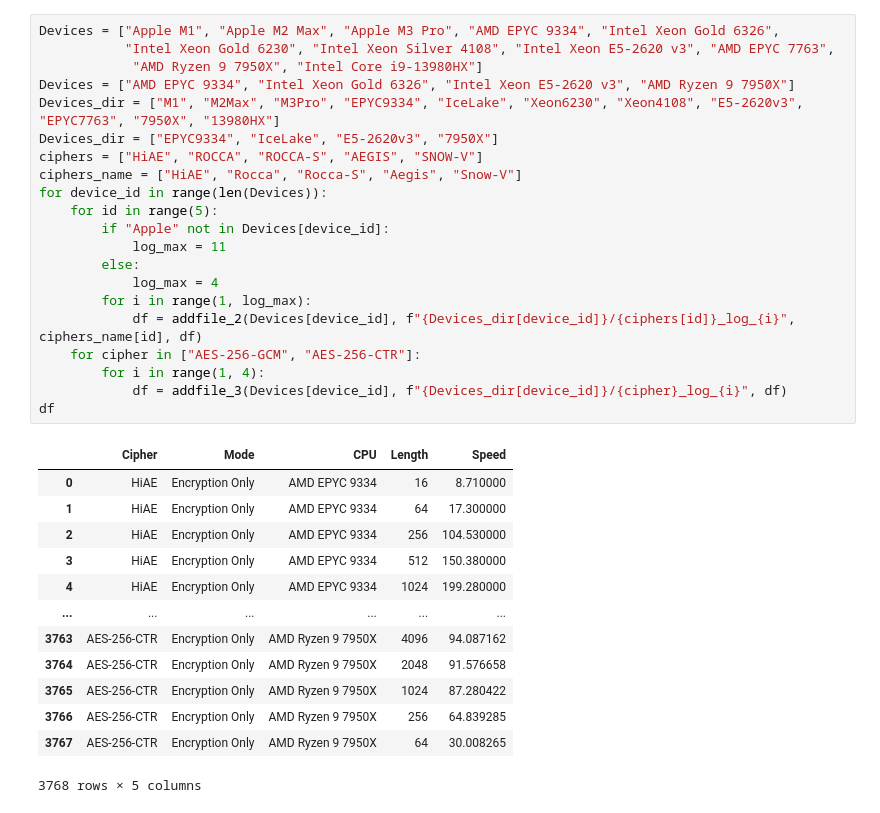
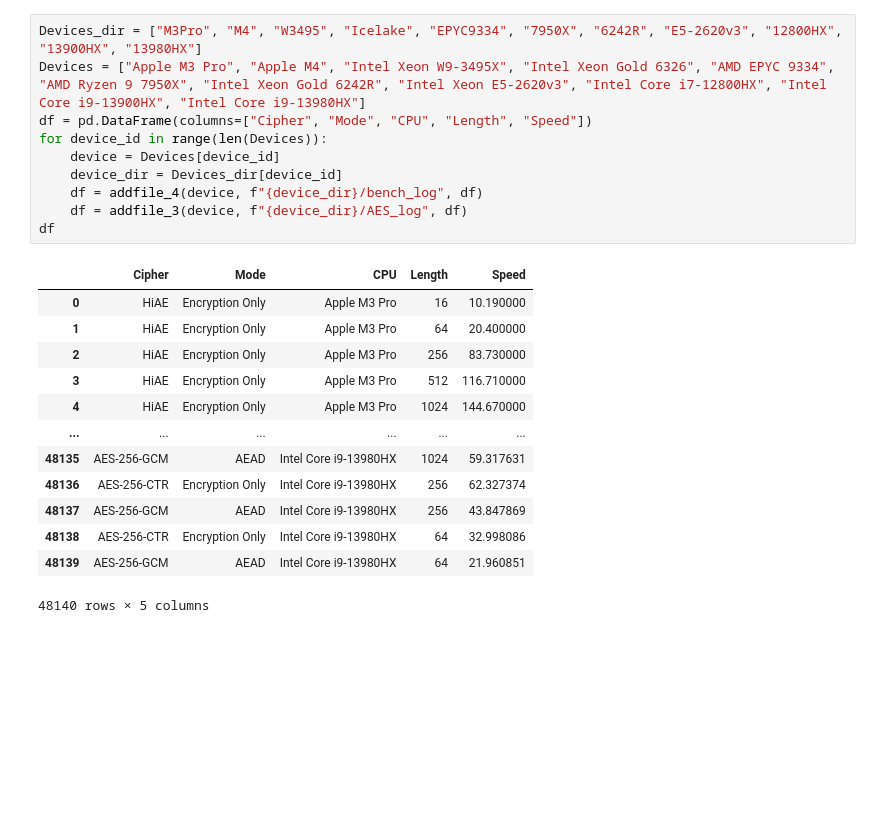
Before and after one commit to Concyclics/Rocca-with-VAES-performance-analysis, a Jupyter notebook: test_logs/plot.ipynb, the cells around one changed output. Saved outputs shown, nothing was run; the diff lists cells and outputs as text; blank space fills up the shorter version.

```diff
--- a/test_logs/plot.ipynb
+++ b/test_logs/plot.ipynb
@@ -41,38 +59,27 @@ def addfile_3(cpu, filename, dftmp):
-# %%
-Devices = ["Apple M1", "Apple M2 Max", "Apple M3 Pro", "AMD EPYC 9334", "Intel Xeon Gold 6326",
-           "Intel Xeon Gold 6230", "Intel Xeon Silver 4108", "Intel Xeon E5-2620 v3", "AMD EPYC 7763",
-            "AMD Ryzen 9 7950X", "Intel Core i9-13980HX"]
-Devices = ["AMD EPYC 9334", "Intel Xeon Gold 6326", "Intel Xeon E5-2620 v3", "AMD Ryzen 9 7950X"]
-Devices_dir = ["M1", "M2Max", "M3Pro", "EPYC9334", "IceLake", "Xeon6230", "Xeon4108", "E5-2620v3", "EPYC7763", "7950X", "13980HX"]
-Devices_dir = ["EPYC9334", "IceLake", "E5-2620v3", "7950X"]
-ciphers = ["HiAE", "ROCCA", "ROCCA-S", "AEGIS", "SNOW-V"]
-ciphers_name = ["HiAE", "Rocca", "Rocca-S", "Aegis", "Snow-V"]
-for device_id in range(len(Devices)):
-    for id in range(5):
-        if "Apple" not in Devices[device_id]:
-            log_max = 11
-        else:
-            log_max = 4
-        for i in range(1, log_max):
-            df = addfile_2(Devices[device_id], f"{Devices_dir[device_id]}/{ciphers[id]}_log_{i}", ciphers_name[id], df)
-    for cipher in ["AES-256-GCM", "AES-256-CTR"]:
-        for i in range(1, 4):
-            df = addfile_3(Devices[device_id], f"{Devices_dir[device_id]}/{cipher}_log_{i}", df)
-df
-# %% [output]
-|  | Cipher | Mode | CPU | Length | Speed |
-| 0 | HiAE | Encryption Only | AMD EPYC 9334 | 16 | 8.710000 |
-| 1 | HiAE | Encryption Only | AMD EPYC 9334 | 64 | 17.300000 |
-| 2 | HiAE | Encryption Only | AMD EPYC 9334 | 256 | 104.530000 |
-| 3 | HiAE | Encryption Only | AMD EPYC 9334 | 512 | 150.380000 |
-| 4 | HiAE | Encryption Only | AMD EPYC 9334 | 1024 | 199.280000 |
-| ... | ... | ... | ... | ... | ... |
-| 3763 | AES-256-CTR | Encryption Only | AMD Ryzen 9 7950X | 4096 | 94.087162 |
-| 3764 | AES-256-CTR | Encryption Only | AMD Ryzen 9 7950X | 2048 | 91.576658 |
-| 3765 | AES-256-CTR | Encryption Only | AMD Ryzen 9 7950X | 1024 | 87.280422 |
-| 3766 | AES-256-CTR | Encryption Only | AMD Ryzen 9 7950X | 256 | 64.839285 |
-| 3767 | AES-256-CTR | Encryption Only | AMD Ryzen 9 7950X | 64 | 30.008265 |
-3768 rows × 5 columns
+# %%
+Devices_dir = ["M3Pro", "M4", "W3495", "Icelake", "EPYC9334", "7950X", "6242R", "E5-2620v3", "12800HX", "13900HX", "13980HX"]
+Devices = ["Apple M3 Pro", "Apple M4", "Intel Xeon W9-3495X", "Intel Xeon Gold 6326", "AMD EPYC 9334", "AMD Ryzen 9 7950X", "Intel Xeon Gold 6242R", "Intel Xeon E5-2620v3", "Intel Core i7-12800HX", "Intel Core i9-13900HX", "Intel Core i9-13980HX"]
+df = pd.DataFrame(columns=["Cipher", "Mode", "CPU", "Length", "Speed"])
+for device_id in range(len(Devices)):
+    device = Devices[device_id]
+    device_dir = Devices_dir[device_id]
+    df = addfile_4(device, f"{device_dir}/bench_log", df)
+    df = addfile_3(device, f"{device_dir}/AES_log", df)
+df
+# %% [output]
+|  | Cipher | Mode | CPU | Length | Speed |
+| 0 | HiAE | Encryption Only | Apple M3 Pro | 16 | 10.190000 |
+| 1 | HiAE | Encryption Only | Apple M3 Pro | 64 | 20.400000 |
+| 2 | HiAE | Encryption Only | Apple M3 Pro | 256 | 83.730000 |
+| 3 | HiAE | Encryption Only | Apple M3 Pro | 512 | 116.710000 |
+| 4 | HiAE | Encryption Only | Apple M3 Pro | 1024 | 144.670000 |
+| ... | ... | ... | ... | ... | ... |
+| 48135 | AES-256-GCM | AEAD | Intel Core i9-13980HX | 1024 | 59.317631 |
+| 48136 | AES-256-CTR | Encryption Only | Intel Core i9-13980HX | 256 | 62.327374 |
+| 48137 | AES-256-GCM | AEAD | Intel Core i9-13980HX | 256 | 43.847869 |
+| 48138 | AES-256-CTR | Encryption Only | Intel Core i9-13980HX | 64 | 32.998086 |
+| 48139 | AES-256-GCM | AEAD | Intel Core i9-13980HX | 64 | 21.960851 |
+48140 rows × 5 columns
 # %%
 df = df[df["Length"] != 16]
 df
```
Also changed, not shown: parts of 5 cells of this notebook, 16 other files.
